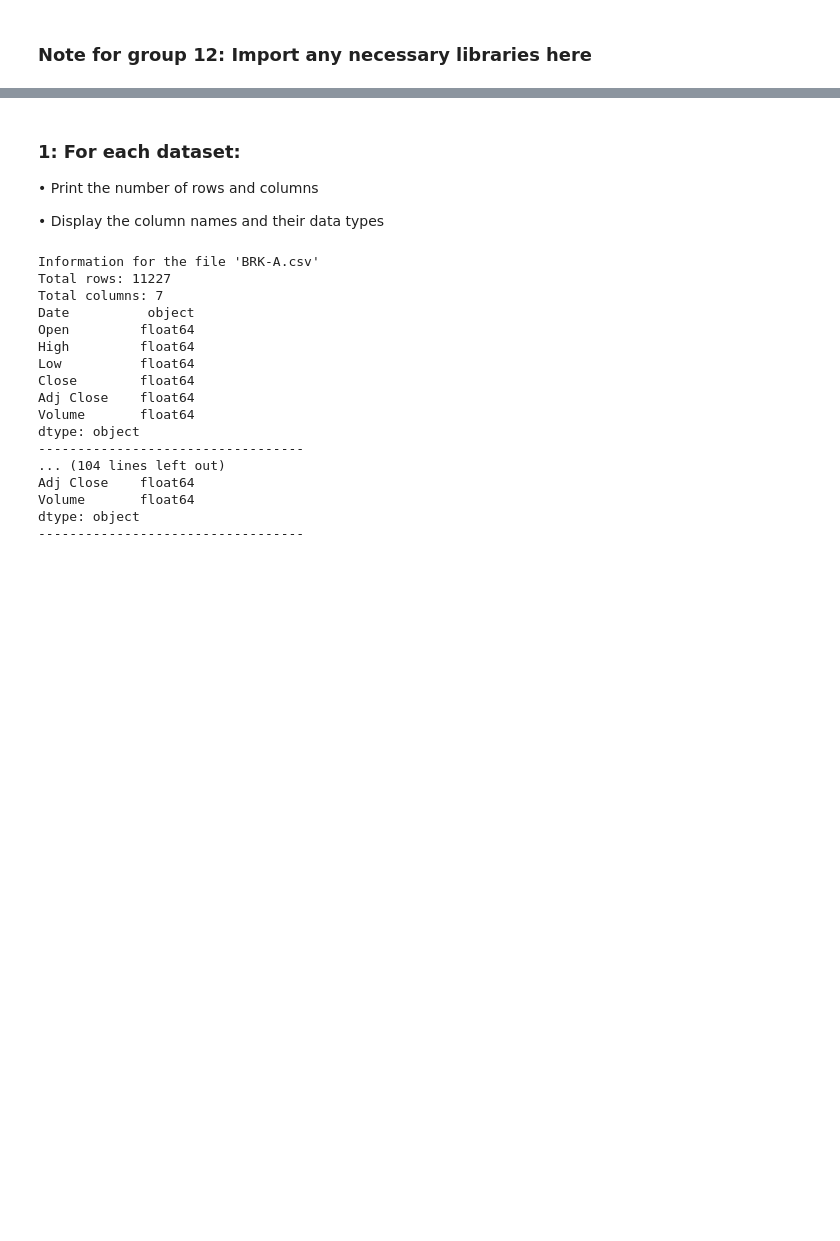
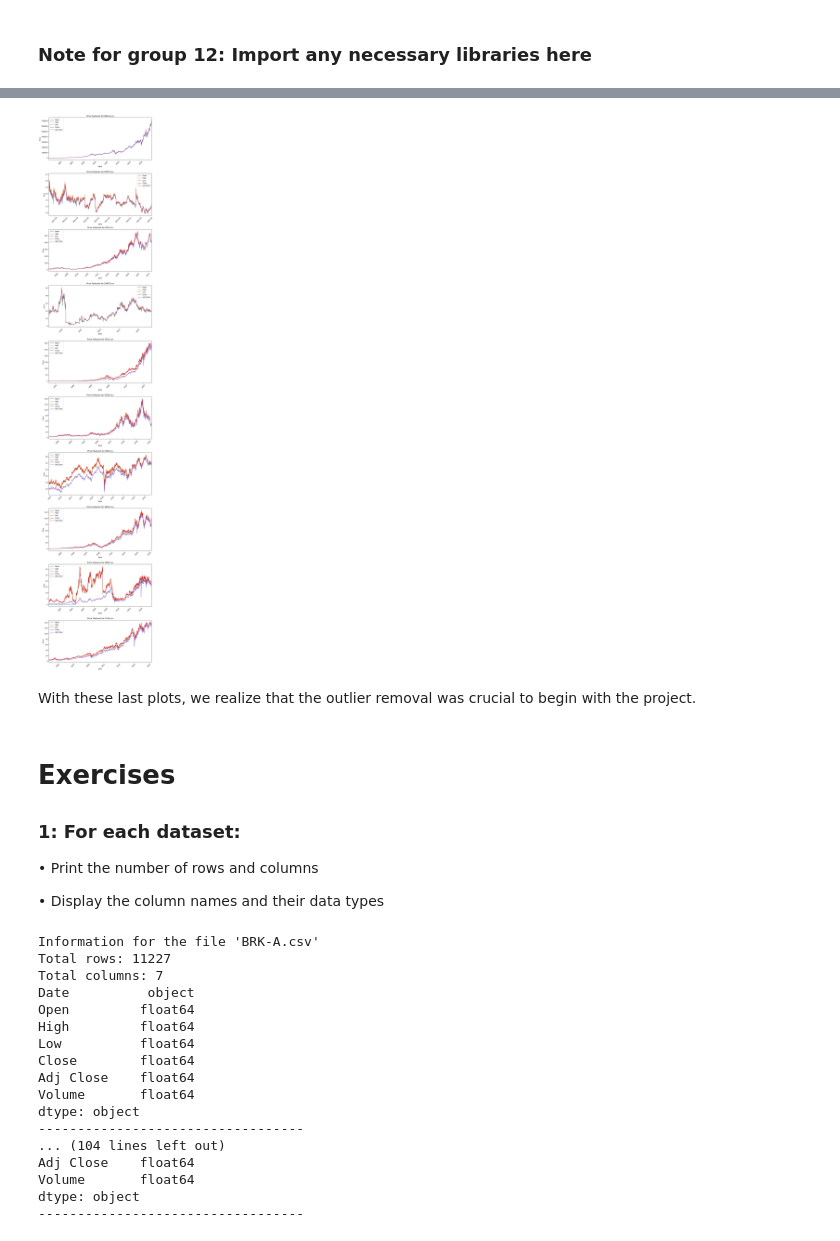
Before and after one commit to Ricksuarez29/Final_Project_PDS_G12, a Jupyter notebook: Final_project_Group_12.ipynb, the cells around one changed output, grey strips where cells are left out. Saved outputs shown, nothing was run; the diff lists cells and outputs as text; code cells hidden in the pictures; blank space fills up the shorter version.

```diff
--- a/Final_project_Group_12.ipynb
+++ b/Final_project_Group_12.ipynb
@@ -21,4 +218,11 @@ datasets
+# %%
+plot_all_datasets_vertically(dataframes, variables)
+# %% [output]
+[figure, added]
+# %% [markdown]
+With these last plots, we realize that the outlier removal was crucial to begin with the project.
 # %% [markdown]
+# Exercises
 ### 1: For each dataset:
 
  • Print the number of rows and columns
```
Also changed, not shown: parts of 11 cells of this notebook.
